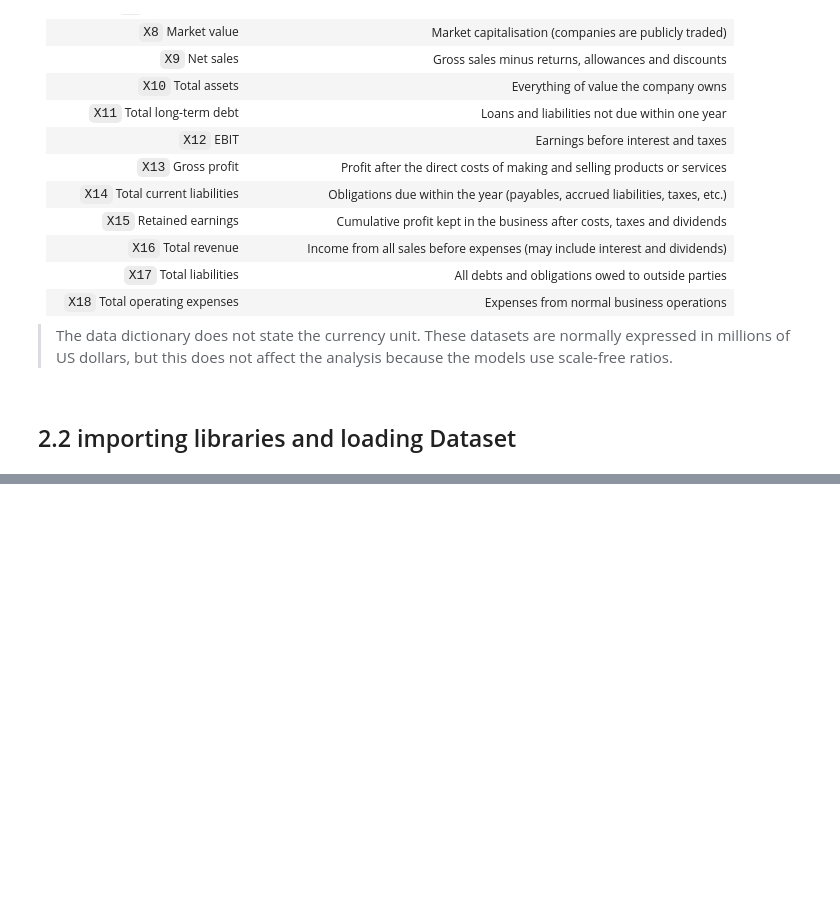
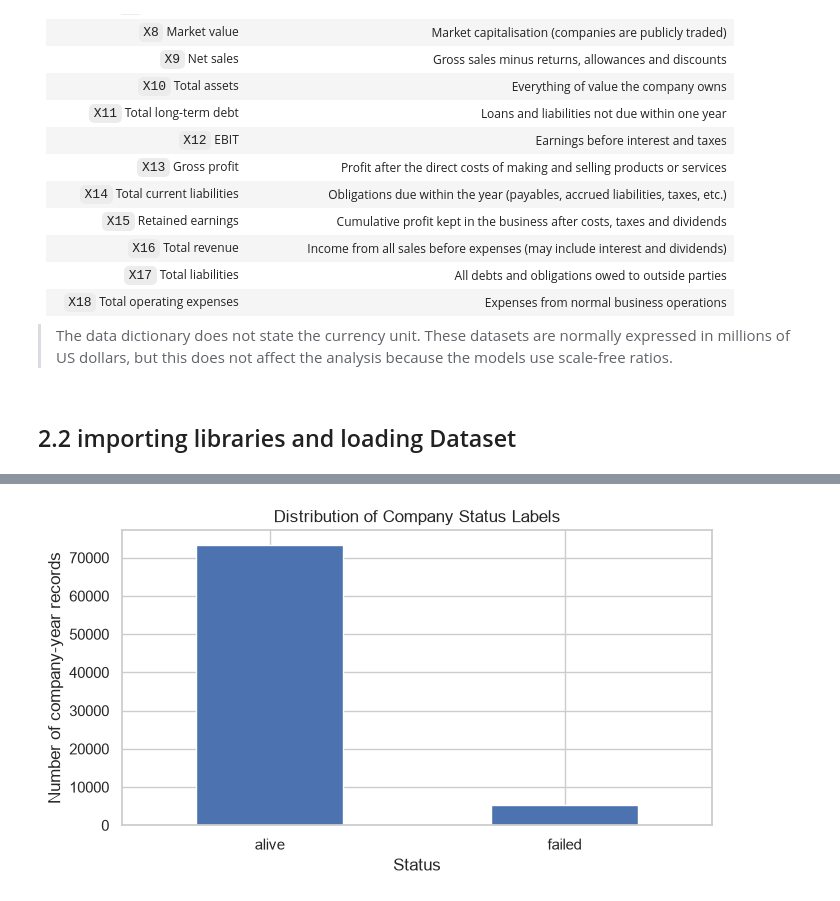
Before and after one commit to ROBALLKIRWA/american_bankruptcy_prediction1, a Jupyter notebook: American_bankruptcy_prediction.ipynb, the cells around one changed output, grey strips where cells are left out. Cells and saved outputs as stored; diff of their text form; code cells hidden in the pictures; blank space fills up the shorter version.

```diff
--- a/American_bankruptcy_prediction.ipynb
+++ b/American_bankruptcy_prediction.ipynb
@@ -129,0 +198,17 @@ df.head()
+# %%
+# .astype(str) converts these columns into text strings (safeguarding against mixed types like raw numbers or NaN values breaking the string methods).
+# .str.strip() eliminates accidental spaces inside the rows for these fields.
+# .str.lower() converts the status_label text completely to lowercase (e.g., transforming "Alive", "ALIVE ", and "alive" into a single identical value: "alive")
+
+
+df.columns = df.columns.str.strip()
+df["company_name"] = df["company_name"].astype(str).str.strip()
+df["status_label"] = df["status_label"].astype(str).str.strip().str.lower()
+
+df[col] = pd.to_numeric(df[col], errors="coerce")
+
+valid_labels = {"alive", "failed"}
+print("Unexpected target labels:", sorted(set(df["status_label"].unique()) - valid_labels))
+print("Missing values after numeric conversion:", int(df[feature_cols].isna().sum().sum()))
+print("Rows duplicated after standardization:", int(df.duplicated().sum()))
+display(df.describe(include="all").T.head(10))
@@ -129,0 +240,12 @@ df.head()
+# %%
+counts = df["status_label"].value_counts().reindex(["alive", "failed"])
+fig, ax = plt.subplots(figsize=(7, 4))
+counts.plot(kind="bar", ax=ax)
+ax.set_title("Distribution of Company Status Labels")
+ax.set_xlabel("Status")
+ax.set_ylabel("Number of company-year records")
+ax.tick_params(axis="x", rotation=0)
+plt.tight_layout()
+plt.show()
+# %% [output]
+[figure, added]
```
Also changed, not shown: parts of 9 cells of this notebook, 1 other file.
